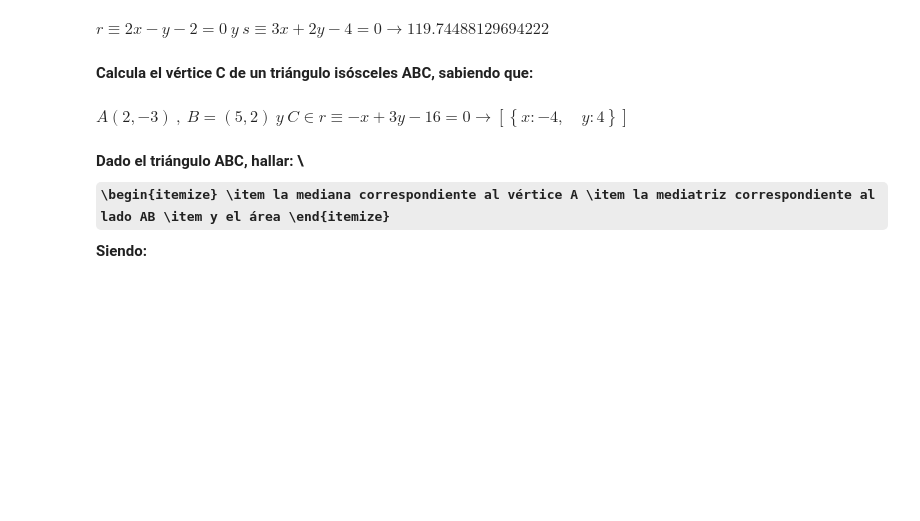
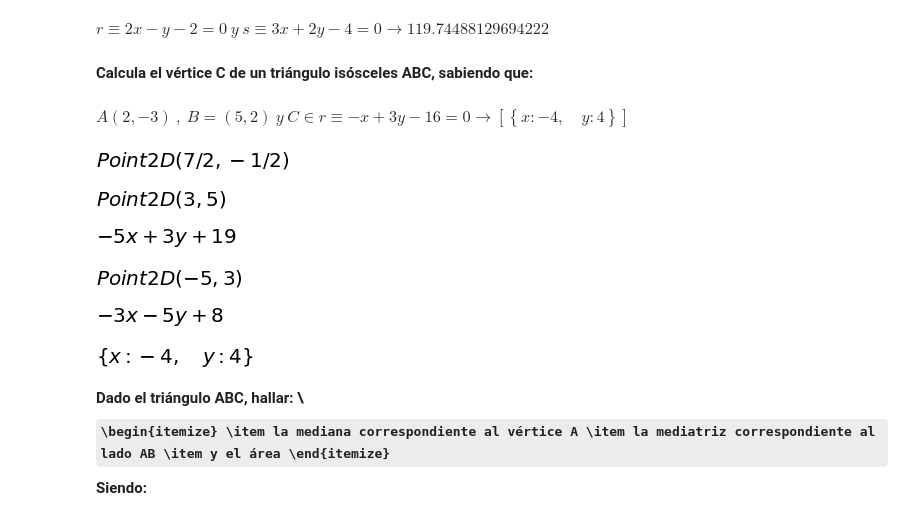
Before and after one commit to crdguez/mat1bac_cit, a Jupyter notebook: notebooks/final2.ipynb, the cells around one changed output. Cells and saved outputs as stored; diff of their text form; code cells hidden in the pictures; some formulas as TeX source; blank space fills up the shorter version.

```diff
--- a/notebooks/final2.ipynb
+++ b/notebooks/final2.ipynb
@@ -120,33 +120,43 @@ display(md("**"+texto_ejercicio+"**"))
 
 pre_enunciado_latex = [
 
                         [(2,-3),(5,2),r'-x+3y-16=0'],
                       ]
 
 enunciado_latex, enunciado, solucion = [],[],[]
 
 for i, s in enumerate(pre_enunciado_latex) :
     enunciado_latex.append(" A"+str(s[0])+"\  , \ B=" +str(s[1])+ " \ y \  C \in r\equiv "+str(s[2]))
     enunciado = str(s)
     r = Linea(s[2])
 
     P = Point(x,y)
 
     r.distance(Point(s[0]))
 
     sol = solve([P.distance(s[0])-P.distance(s[1]),r.equation()])
     solucion.append(latex(sol))
     display(md("$"+ enunciado_latex[i] +" \\rightarrow " + solucion[i] +"$"))
 
     #p1 = plot_implicit(Linea(s[1]).equation(),show=False)
     #p2 = plot_implicit(Line(s[0],slope=m).equation(),show=False)
     #p1.extend(p2)
     #p1.show()
 
+    A, B = Point(s[0]), Point(s[1])
+    t, s = Line(A,B), Line(A,B).perpendicular_line(A.midpoint(B))
+    display(A.midpoint(B), t.direction, t.equation(), s.direction, s.equation(), solve([r.equation(),s.equation()]))
+
 df_ejercicios = df_ejercicios.append(añadir_ejercicios(enunciado_latex, enunciado, solucion, texto_ejercicio, curso, titulo , n_ejercicio, '2', '1', enun_tex=True), ignore_index=True)
 # %% [output]
 **Calcula el vértice C de un triángulo isósceles ABC, sabiendo que:**
 $ A(2, -3)\  , \ B=(5, 2) \ y \  C \in r\equiv -x+3y-16=0 \rightarrow \left [ \left \{ x : -4, \quad y : 4\right \}\right ]$
+[figure, added]
+[figure, added]
+[figure, added]
+[figure, added]
+[figure, added]
+[figure, added]
 # %%
 # Página 52 ejercicio 57
 
```
Also changed, not shown: parts of 4 cells of this notebook, 10 other files.
